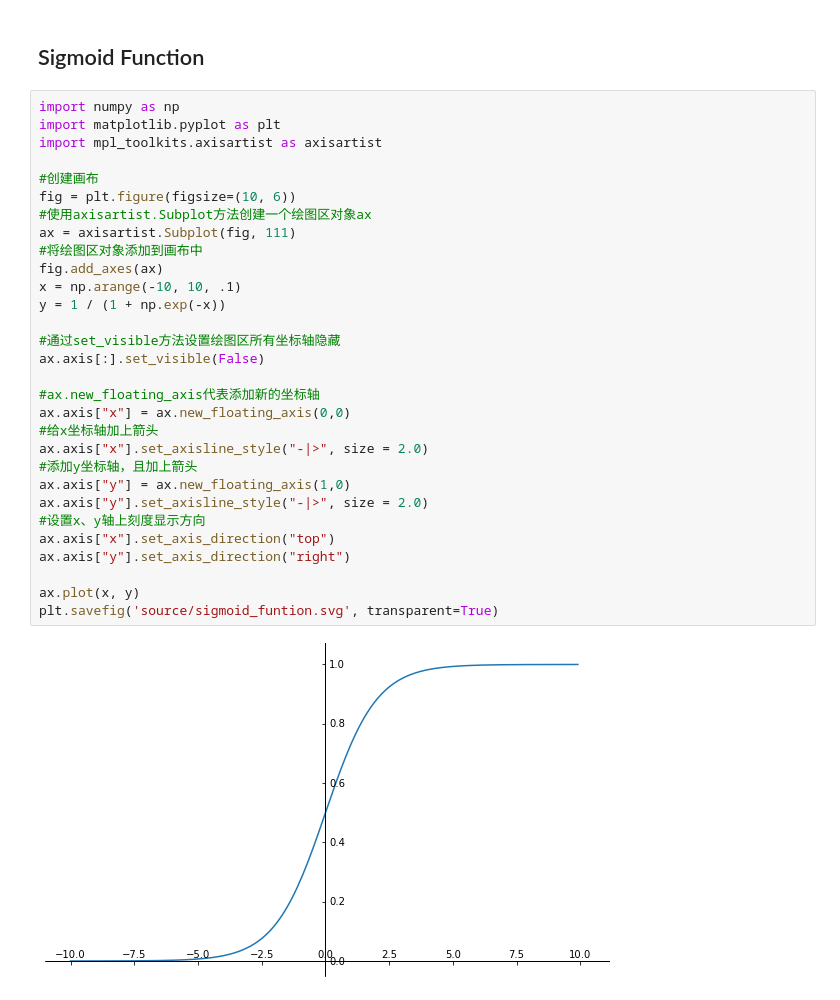
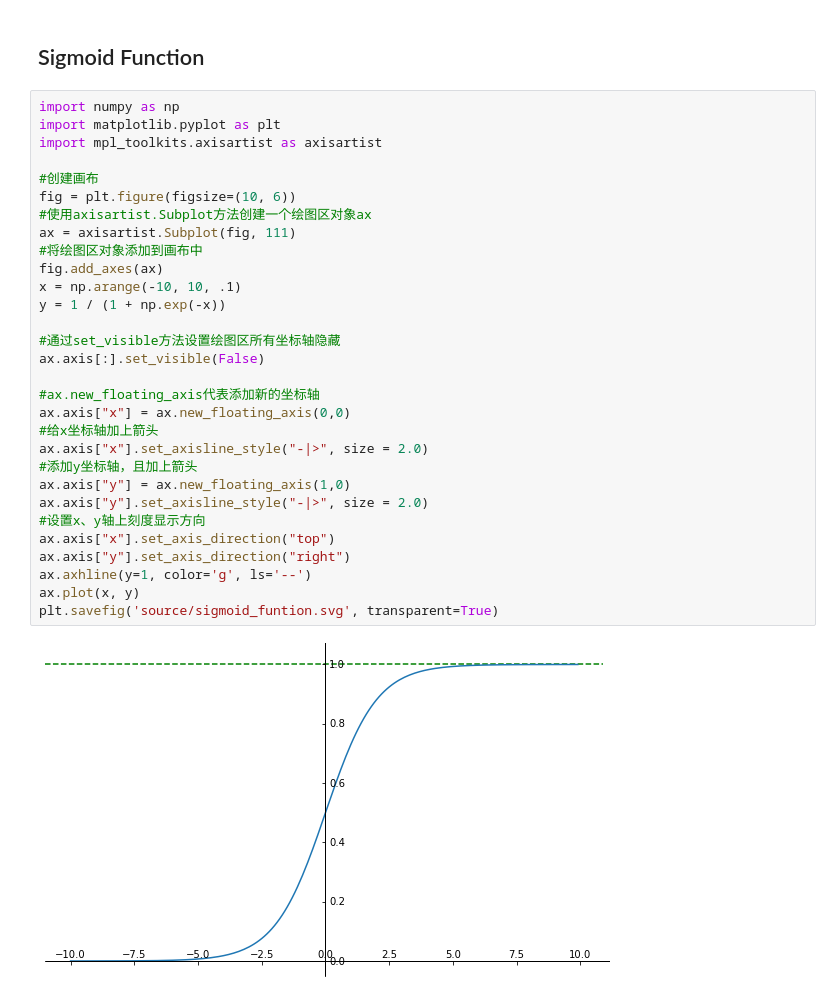
Before and after one commit to Ray-gith/deep-learning-notes, a Jupyter notebook: md_plot.ipynb, the cells around one changed output. Saved outputs shown, nothing was run; the diff lists cells and outputs as text.

```diff
--- a/md_plot.ipynb
+++ b/md_plot.ipynb
@@ -3,32 +3,32 @@
 # %%
 import numpy as np
 import matplotlib.pyplot as plt
 import mpl_toolkits.axisartist as axisartist
 
 #创建画布
 fig = plt.figure(figsize=(10, 6))
 #使用axisartist.Subplot方法创建一个绘图区对象ax
 ax = axisartist.Subplot(fig, 111)
 #将绘图区对象添加到画布中
 fig.add_axes(ax)
 x = np.arange(-10, 10, .1)
 y = 1 / (1 + np.exp(-x))
 
 #通过set_visible方法设置绘图区所有坐标轴隐藏
 ax.axis[:].set_visible(False)
 
 #ax.new_floating_axis代表添加新的坐标轴
 ax.axis["x"] = ax.new_floating_axis(0,0)
 #给x坐标轴加上箭头
 ax.axis["x"].set_axisline_style("-|>", size = 2.0)
 #添加y坐标轴，且加上箭头
 ax.axis["y"] = ax.new_floating_axis(1,0)
 ax.axis["y"].set_axisline_style("-|>", size = 2.0)
 #设置x、y轴上刻度显示方向
 ax.axis["x"].set_axis_direction("top")
 ax.axis["y"].set_axis_direction("right")
-
+ax.axhline(y=1, color='g', ls='--')
 ax.plot(x, y)
 plt.savefig('source/sigmoid_funtion.svg', transparent=True)
 # %% [output]
-[figure, old version]
+[figure, new version]
```
Also changed, not shown: parts of 6 cells of this notebook.
